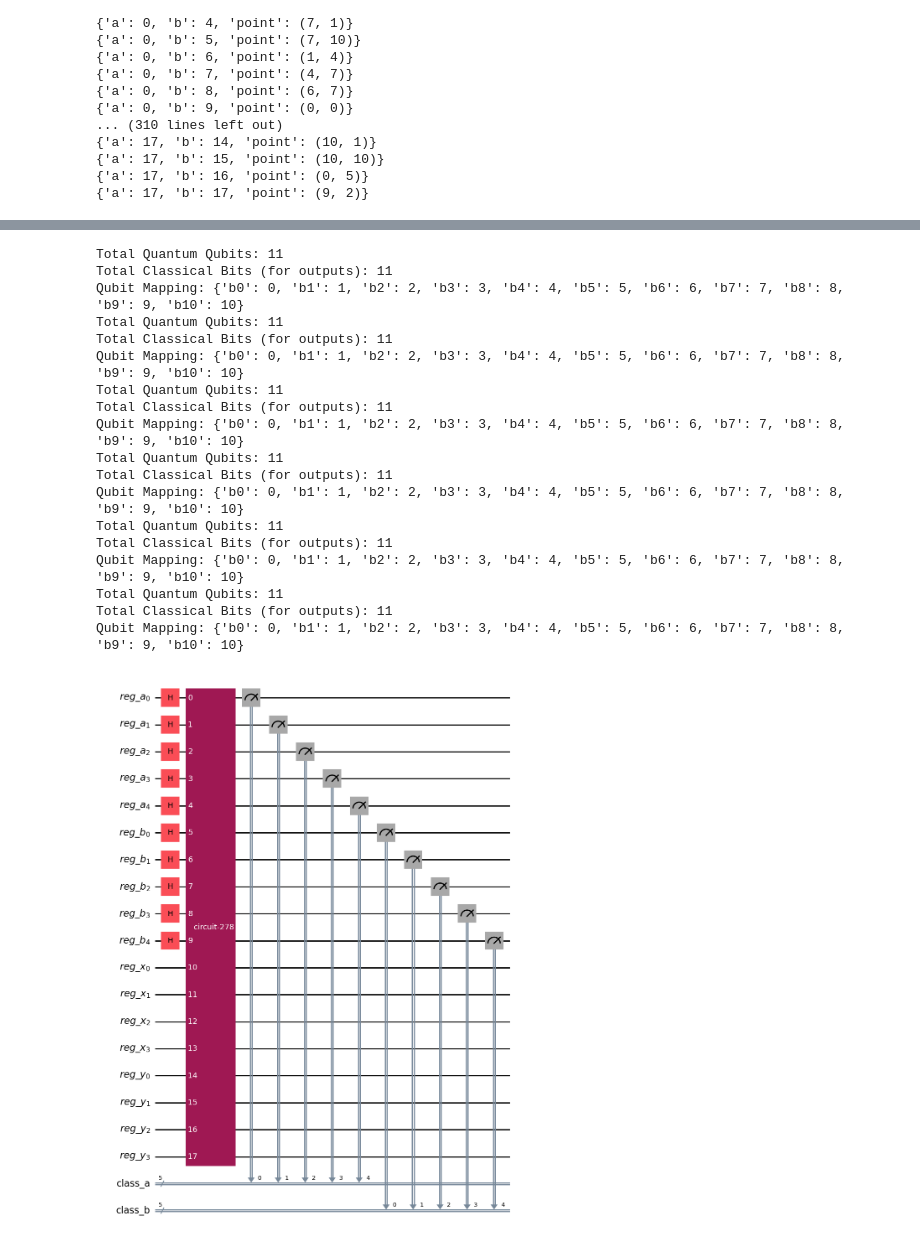
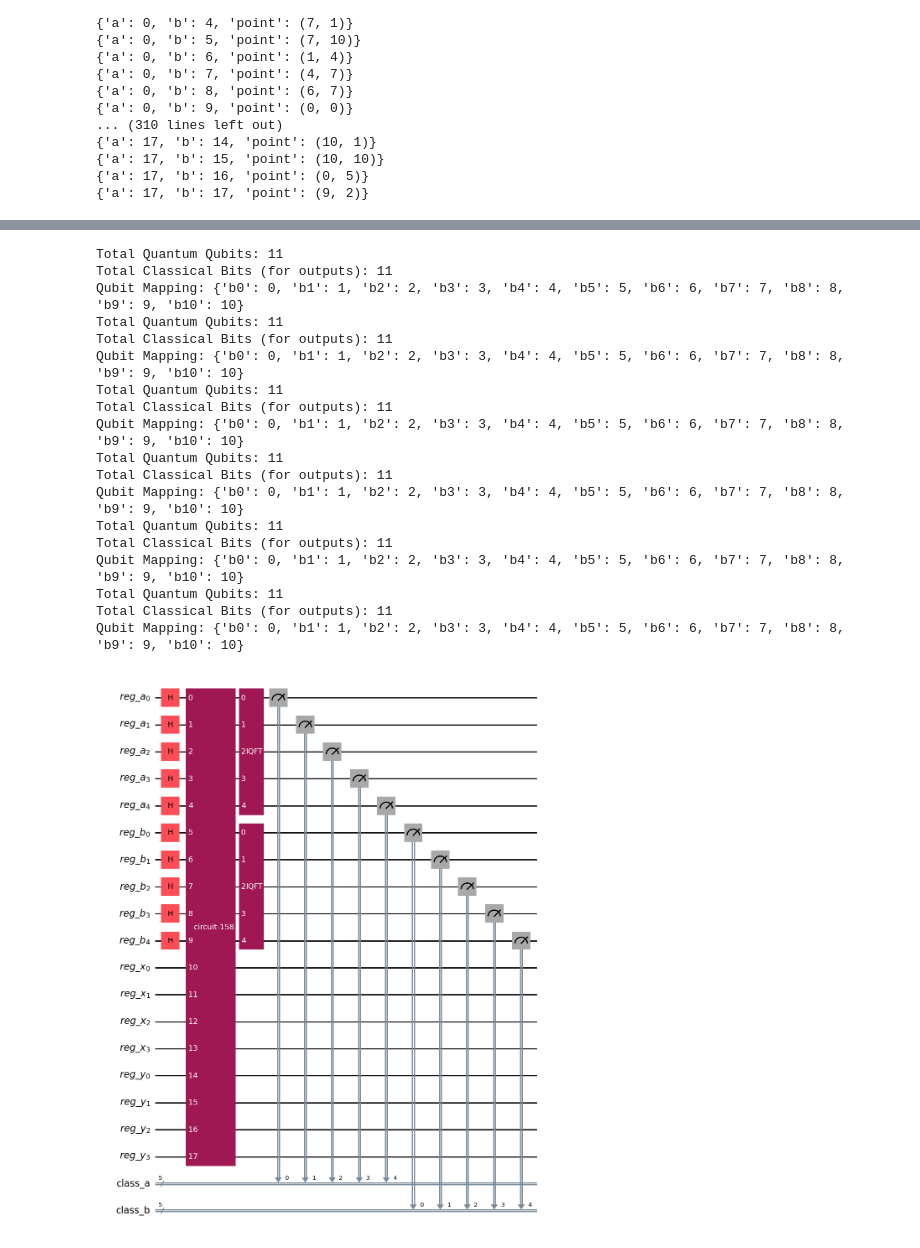
Before and after one commit to Flirm/quantum-circuits-implementation, a Jupyter notebook: implementations/eliptic_curves/notebooks/elc.ipynb, the cells around one changed output, grey strips where cells are left out. Saved outputs shown, nothing was run; the diff lists cells and outputs as text; code cells hidden in the pictures.

```diff
--- a/implementations/eliptic_curves/notebooks/elc.ipynb
+++ b/implementations/eliptic_curves/notebooks/elc.ipynb
@@ -2583,6 +2583,8 @@ Generated subgroup has 324 points:
 {'a': 17, 'b': 16, 'point': (0, 5)}
 {'a': 17, 'b': 17, 'point': (9, 2)}
 # %%
+from qiskit.circuit.library import QFT
+
 #mapeamento de aP + bQ
 curva = (1, 3, 11)
 p = (5, 1)
@@ -2604,34 +2606,36 @@ qc = QuantumCircuit(reg_a, reg_b, reg_x, reg_y, class_a, class_b)
 qc.h(reg_a)
 qc.h(reg_b)
 qc.append(lookup, reg_a[:] + reg_b[:] + reg_x[:] + reg_y[:])
+qc.append(QFT(5).inverse(), reg_a[:])
+qc.append(QFT(5).inverse(), reg_b[:])
 qc.measure(reg_a, class_a)
 qc.measure(reg_b, class_b)
 qc.draw("mpl")
 # %% [output]
 [0, 6, 4, 1, 7, 7, 1, 4, 6, 0, 6, 4, 1, 7, 7, 1, 4, 6, 5, 9, 0, 10, 10, 0, 9, 5, 3, 5, 9, 0, 10, 10, 0, 9, 5, 3, 4, 1, 7, 7, 1, 4, 6, 0, 6, 4, 1, 7, 7, 1, 4, 6, 0, 6, 0, 10, 10, 0, 9, 5, 3, 5, 9, 0, 1 ...
 [0, 4, 4, 7, 1, 10, 4, 7, 7, 0, 4, 4, 7, 1, 10, 4, 7, 7, 1, 9, 6, 1, 10, 5, 2, 10, 0, 1, 9, 6, 1, 10, 5, 2, 10, 0, 4, 7, 1, 10, 4, 7, 7, 0, 4, 4, 7, 1, 10, 4, 7, 7, 0, 4, 6, 1, 10, 5, 2, 10, 0, 1, 9,  ...
 Total Quantum Qubits: 11
 Total Classical Bits (for outputs): 11
 Qubit Mapping: {'b0': 0, 'b1': 1, 'b2': 2, 'b3': 3, 'b4': 4, 'b5': 5, 'b6': 6, 'b7': 7, 'b8': 8, 'b9': 9, 'b10': 10}
 Total Quantum Qubits: 11
 Total Classical Bits (for outputs): 11
 Qubit Mapping: {'b0': 0, 'b1': 1, 'b2': 2, 'b3': 3, 'b4': 4, 'b5': 5, 'b6': 6, 'b7': 7, 'b8': 8, 'b9': 9, 'b10': 10}
 Total Quantum Qubits: 11
 Total Classical Bits (for outputs): 11
 Qubit Mapping: {'b0': 0, 'b1': 1, 'b2': 2, 'b3': 3, 'b4': 4, 'b5': 5, 'b6': 6, 'b7': 7, 'b8': 8, 'b9': 9, 'b10': 10}
 Total Quantum Qubits: 11
 Total Classical Bits (for outputs): 11
 Qubit Mapping: {'b0': 0, 'b1': 1, 'b2': 2, 'b3': 3, 'b4': 4, 'b5': 5, 'b6': 6, 'b7': 7, 'b8': 8, 'b9': 9, 'b10': 10}
 Total Quantum Qubits: 11
 Total Classical Bits (for outputs): 11
 Qubit Mapping: {'b0': 0, 'b1': 1, 'b2': 2, 'b3': 3, 'b4': 4, 'b5': 5, 'b6': 6, 'b7': 7, 'b8': 8, 'b9': 9, 'b10': 10}
 Total Quantum Qubits: 11
 Total Classical Bits (for outputs): 11
 Qubit Mapping: {'b0': 0, 'b1': 1, 'b2': 2, 'b3': 3, 'b4': 4, 'b5': 5, 'b6': 6, 'b7': 7, 'b8': 8, 'b9': 9, 'b10': 10}
 Total Quantum Qubits: 11
 Total Classical Bits (for outputs): 11
 Qubit Mapping: {'b0': 0, 'b1': 1, 'b2': 2, 'b3': 3, 'b4': 4, 'b5': 5, 'b6': 6, 'b7': 7, 'b8': 8, 'b9': 9, 'b10': 10}
 Total Quantum Qubits: 11
 Total Classical Bits (for outputs): 11
 Qubit Mapping: {'b0': 0, 'b1': 1, 'b2': 2, 'b3': 3, 'b4': 4, 'b5': 5, 'b6': 6, 'b7': 7, 'b8': 8, 'b9': 9, 'b10': 10}
-[figure, old version]
+[figure, new version]
```
